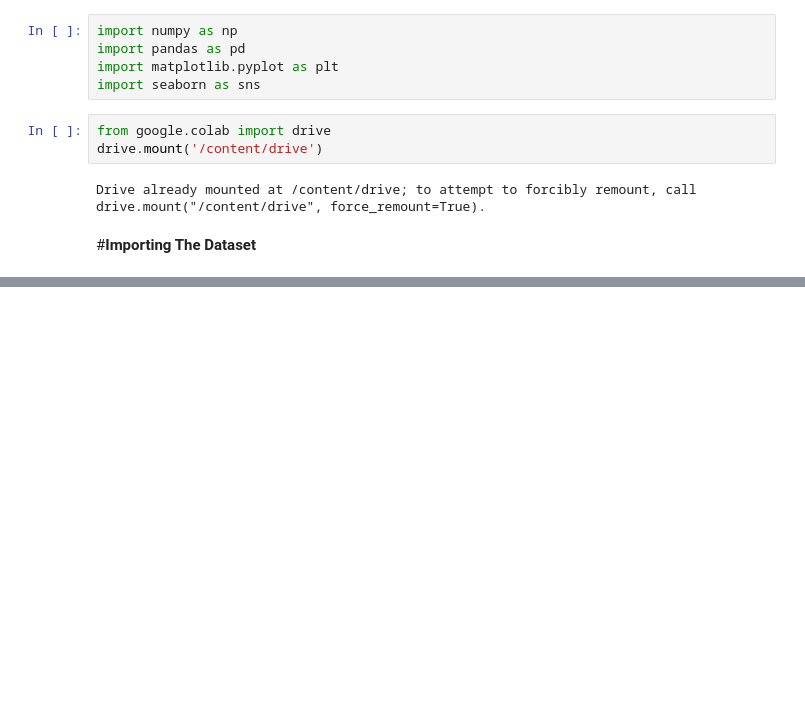
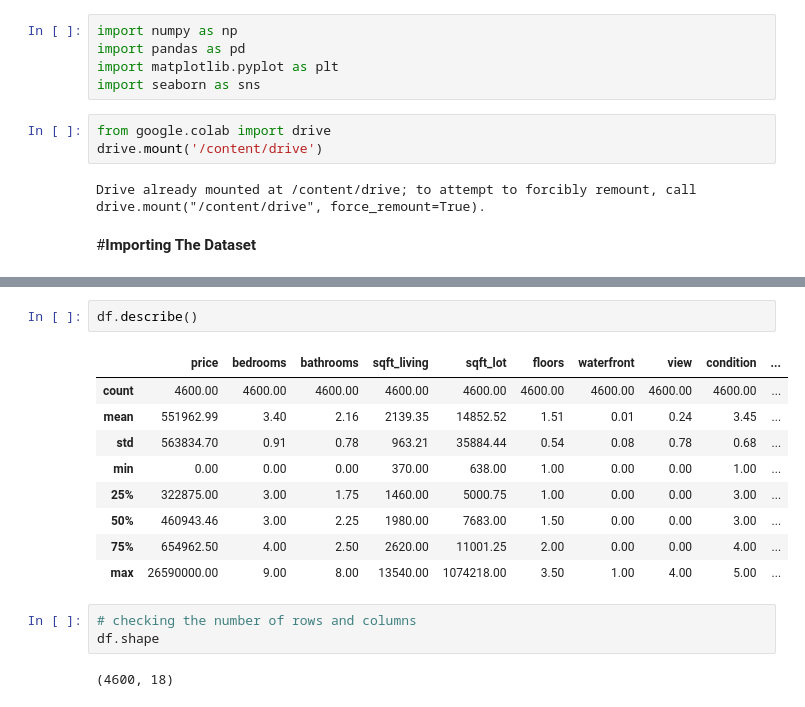
Before and after one commit to MuneefMumthas/CO538-Muneef-22206529, a Jupyter notebook: CO538_CW1_MLProject_Muneef_22206529.ipynb, the cells around one changed output, grey strips where cells are left out. Drawn from its saved outputs; the diff is of its cells as text; blank space fills up the shorter version.

```diff
--- a/CO538_CW1_MLProject_Muneef_22206529.ipynb
+++ b/CO538_CW1_MLProject_Muneef_22206529.ipynb
@@ -74,0 +76,17 @@ df.head()
+# %%
+df.describe()
+# %% [output]
+|  | price | bedrooms | bathrooms | sqft_living | sqft_lot | floors | waterfront | view | condition | ... |
+| count | 4600.00 | 4600.00 | 4600.00 | 4600.00 | 4600.00 | 4600.00 | 4600.00 | 4600.00 | 4600.00 | ... |
+| mean | 551962.99 | 3.40 | 2.16 | 2139.35 | 14852.52 | 1.51 | 0.01 | 0.24 | 3.45 | ... |
+| std | 563834.70 | 0.91 | 0.78 | 963.21 | 35884.44 | 0.54 | 0.08 | 0.78 | 0.68 | ... |
+| min | 0.00 | 0.00 | 0.00 | 370.00 | 638.00 | 1.00 | 0.00 | 0.00 | 1.00 | ... |
+| 25% | 322875.00 | 3.00 | 1.75 | 1460.00 | 5000.75 | 1.00 | 0.00 | 0.00 | 3.00 | ... |
+| 50% | 460943.46 | 3.00 | 2.25 | 1980.00 | 7683.00 | 1.50 | 0.00 | 0.00 | 3.00 | ... |
+| 75% | 654962.50 | 4.00 | 2.50 | 2620.00 | 11001.25 | 2.00 | 0.00 | 0.00 | 4.00 | ... |
+| max | 26590000.00 | 9.00 | 8.00 | 13540.00 | 1074218.00 | 3.50 | 1.00 | 4.00 | 5.00 | ... |
+# %%
+# checking the number of rows and columns
+df.shape
+# %% [output]
+(4600, 18)
```
Also changed, not shown: parts of 13 cells of this notebook.
